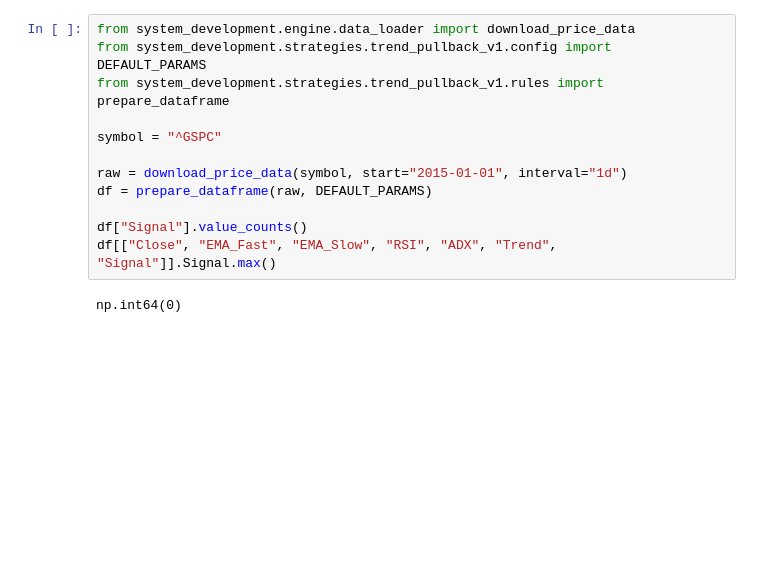
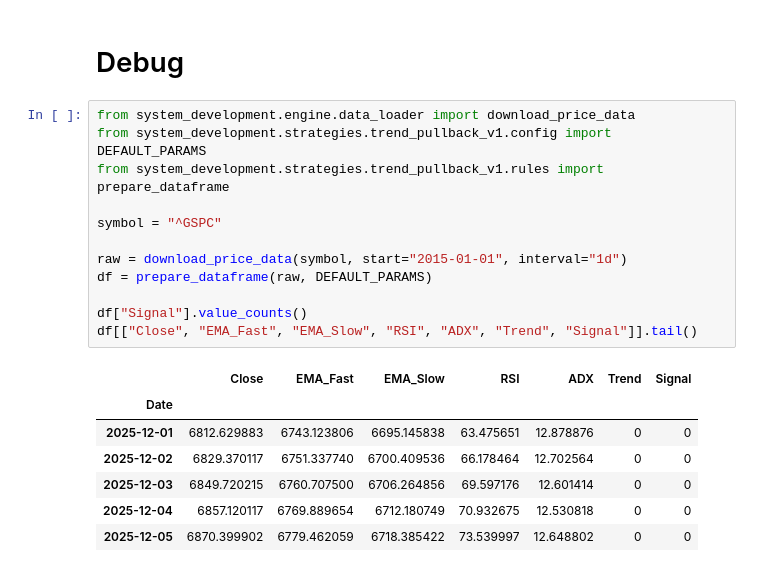
Before and after one commit to HdamaGIT/daman-trading, a Jupyter notebook: system/main.ipynb, the cells around one changed output. Drawn from its saved outputs; the diff is of its cells as text; blank space fills up the shorter version.

```diff
--- a/system/main.ipynb
+++ b/system/main.ipynb
@@ -74,14 +135,22 @@ Name: count, dtype: int64
+# %% [markdown]
+# Debug
 # %%
 from system_development.engine.data_loader import download_price_data
 from system_development.strategies.trend_pullback_v1.config import DEFAULT_PARAMS
 from system_development.strategies.trend_pullback_v1.rules import prepare_dataframe
 
 symbol = "^GSPC"
 
 raw = download_price_data(symbol, start="2015-01-01", interval="1d")
 df = prepare_dataframe(raw, DEFAULT_PARAMS)
 
 df["Signal"].value_counts()
-df[["Close", "EMA_Fast", "EMA_Slow", "RSI", "ADX", "Trend", "Signal"]].Signal.max()
+df[["Close", "EMA_Fast", "EMA_Slow", "RSI", "ADX", "Trend", "Signal"]].tail()
 # %% [output]
-np.int64(0)
+|  | Close | EMA_Fast | EMA_Slow | RSI | ADX | Trend | Signal |
+| Date |  |  |  |  |  |  |  |
+| 2025-12-01 | 6812.629883 | 6743.123806 | 6695.145838 | 63.475651 | 12.878876 | 0 | 0 |
+| 2025-12-02 | 6829.370117 | 6751.337740 | 6700.409536 | 66.178464 | 12.702564 | 0 | 0 |
+| 2025-12-03 | 6849.720215 | 6760.707500 | 6706.264856 | 69.597176 | 12.601414 | 0 | 0 |
+| 2025-12-04 | 6857.120117 | 6769.889654 | 6712.180749 | 70.932675 | 12.530818 | 0 | 0 |
+| 2025-12-05 | 6870.399902 | 6779.462059 | 6718.385422 | 73.539997 | 12.648802 | 0 | 0 |
```
Also changed, not shown: parts of 4 cells of this notebook, 3 other files.
